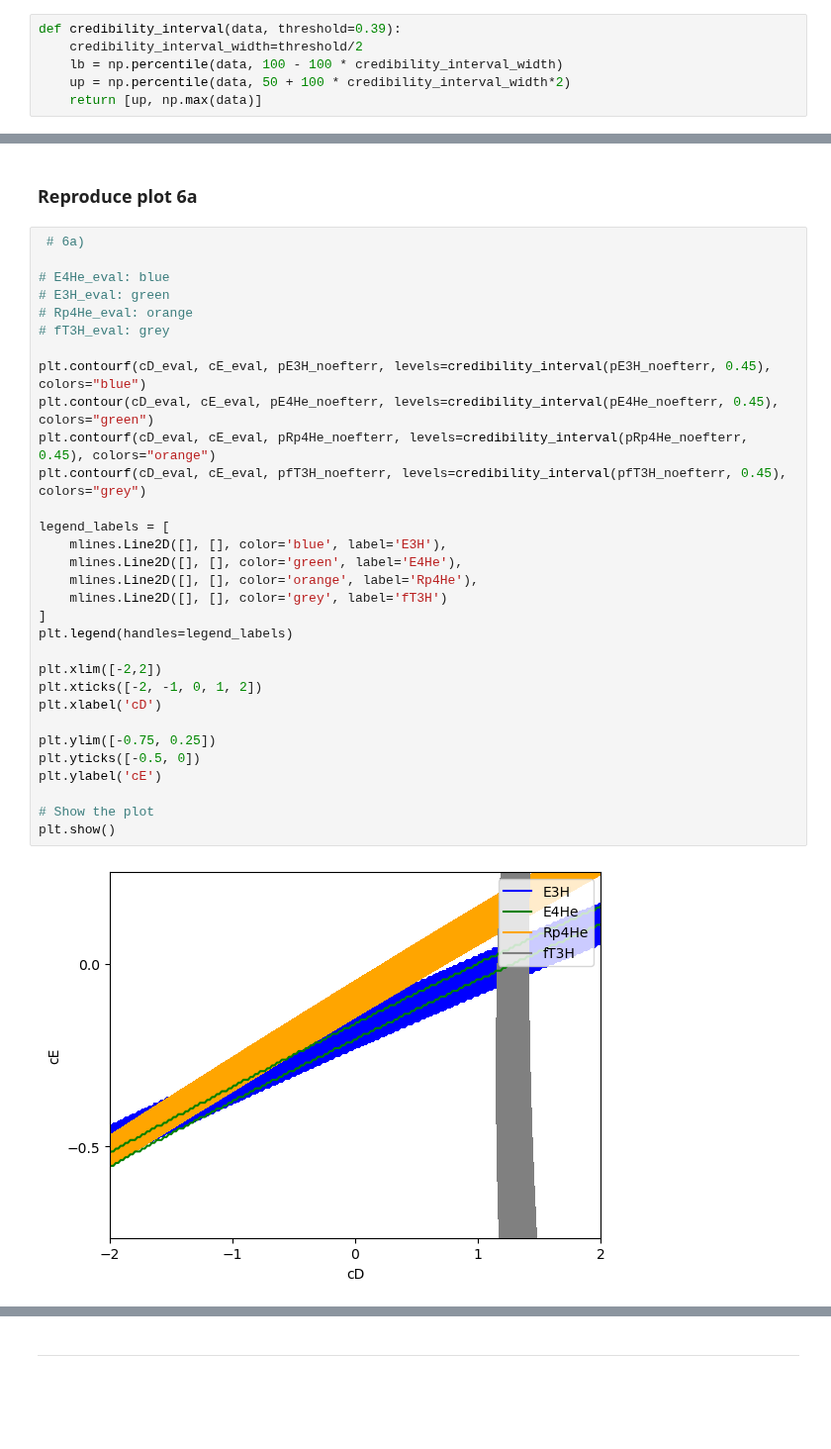
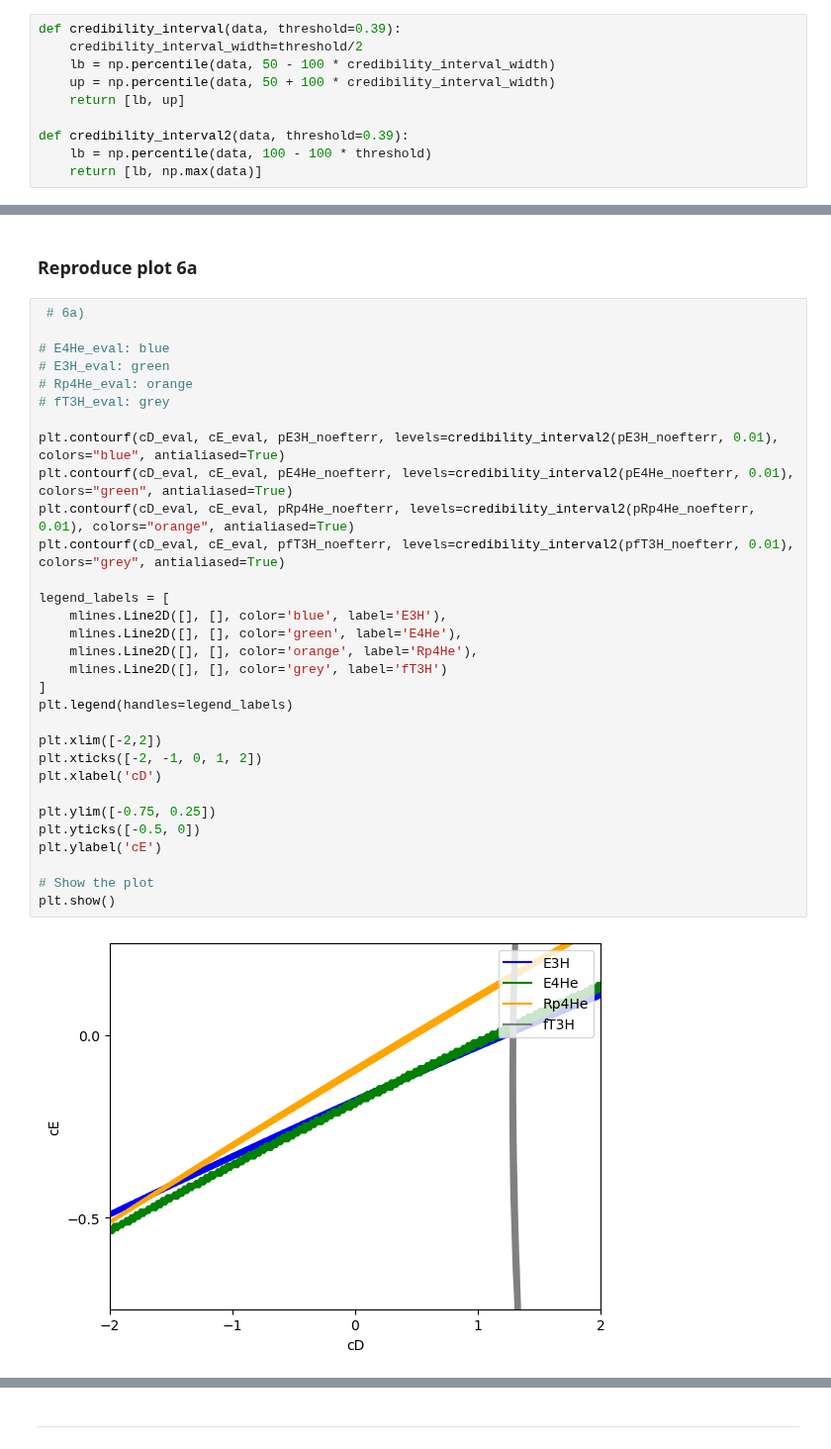
Before and after one commit to stach/lfd-project, a Jupyter notebook: Project1/project1.ipynb, the cells around one changed output, grey strips where cells are left out. Shown at 99% size. Cells and saved outputs as stored; diff of their text form; blank space fills up the shorter version.

```diff
--- a/Project1/project1.ipynb
+++ b/Project1/project1.ipynb
@@ -102,6 +103,10 @@ pfT3H_efterr = posterior(cD, cE, fT3H_eval, my=my_fT3H, sigma=sigma_fT3H_efterr)
 # %%
 def credibility_interval(data, threshold=0.39):
     credibility_interval_width=threshold/2
-    lb = np.percentile(data, 100 - 100 * credibility_interval_width)
-    up = np.percentile(data, 50 + 100 * credibility_interval_width*2)
-    return [up, np.max(data)]
+    lb = np.percentile(data, 50 - 100 * credibility_interval_width)
+    up = np.percentile(data, 50 + 100 * credibility_interval_width)
+    return [lb, up]
+
+def credibility_interval2(data, threshold=0.39):
+    lb = np.percentile(data, 100 - 100 * threshold)
+    return [lb, np.max(data)]
@@ -110,36 +129,36 @@ def credibility_interval(data, threshold=0.39):
 # %%
  # 6a)
 
 # E4He_eval: blue
 # E3H_eval: green
 # Rp4He_eval: orange
 # fT3H_eval: grey
 
-plt.contourf(cD_eval, cE_eval, pE3H_noefterr, levels=credibility_interval(pE3H_noefterr, 0.45), colors="blue")
-plt.contour(cD_eval, cE_eval, pE4He_noefterr, levels=credibility_interval(pE4He_noefterr, 0.45), colors="green")
-plt.contourf(cD_eval, cE_eval, pRp4He_noefterr, levels=credibility_interval(pRp4He_noefterr, 0.45), colors="orange")
-plt.contourf(cD_eval, cE_eval, pfT3H_noefterr, levels=credibility_interval(pfT3H_noefterr, 0.45), colors="grey")
+plt.contourf(cD_eval, cE_eval, pE3H_noefterr, levels=credibility_interval2(pE3H_noefterr, 0.01), colors="blue", antialiased=True)
+plt.contourf(cD_eval, cE_eval, pE4He_noefterr, levels=credibility_interval2(pE4He_noefterr, 0.01), colors="green", antialiased=True)
+plt.contourf(cD_eval, cE_eval, pRp4He_noefterr, levels=credibility_interval2(pRp4He_noefterr, 0.01), colors="orange", antialiased=True)
+plt.contourf(cD_eval, cE_eval, pfT3H_noefterr, levels=credibility_interval2(pfT3H_noefterr, 0.01), colors="grey", antialiased=True)
 
 legend_labels = [
     mlines.Line2D([], [], color='blue', label='E3H'),
     mlines.Line2D([], [], color='green', label='E4He'),
     mlines.Line2D([], [], color='orange', label='Rp4He'),
     mlines.Line2D([], [], color='grey', label='fT3H')
 ]
 plt.legend(handles=legend_labels)
 
 plt.xlim([-2,2])
 plt.xticks([-2, -1, 0, 1, 2])
 plt.xlabel('cD')
 
 plt.ylim([-0.75, 0.25])
 plt.yticks([-0.5, 0])
 plt.ylabel('cE')
 
 # Show the plot
 plt.show()
 # %% [output]
-[figure, old version]
+[figure, new version]
 # %%
  # 6b)
 
```
Also changed, not shown: parts of 11 cells of this notebook.
